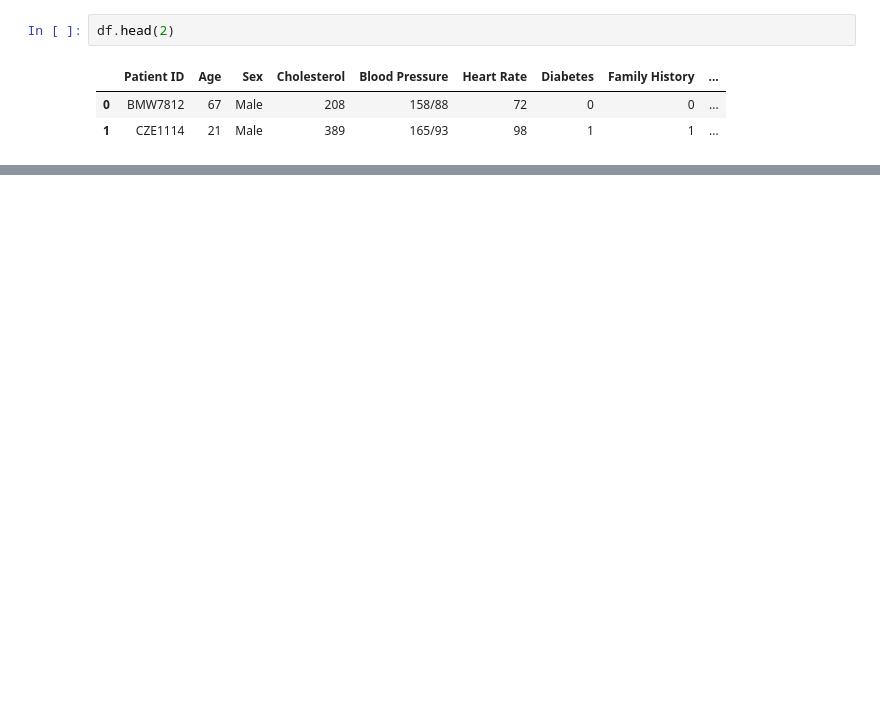
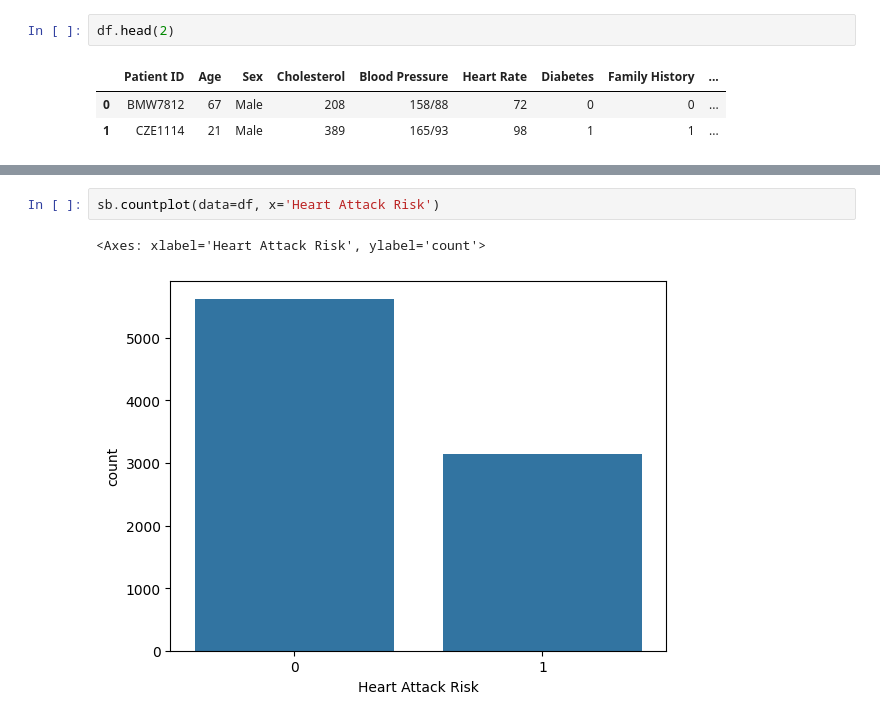
Before and after one commit to Collinceselly/heart_attack_classification, a Jupyter notebook: notebook/EDA.ipynb, the cells around one changed output, grey strips where cells are left out. Cells and saved outputs as stored; diff of their text form; blank space fills up the shorter version.

Commit message:
Exploratory Data Analysis

```diff
--- a/notebook/EDA.ipynb
+++ b/notebook/EDA.ipynb
@@ -20,0 +202,5 @@ df.shape
+# %%
+sb.countplot(data=df, x='Heart Attack Risk')
+# %% [output]
+<Axes: xlabel='Heart Attack Risk', ylabel='count'>
+[figure, added]
```
Also changed, not shown: parts of 25 cells of this notebook.
